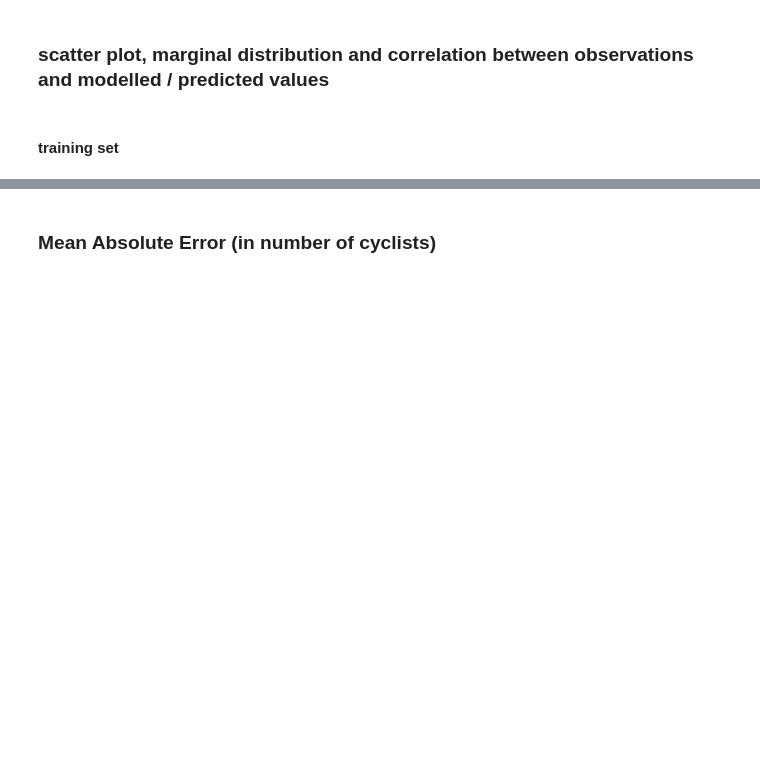
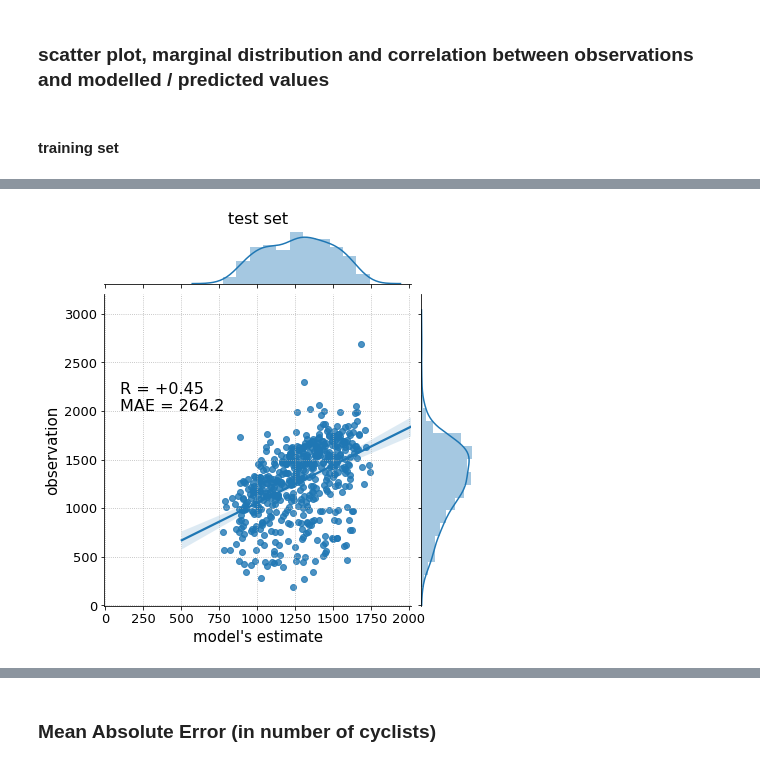
Before and after one commit to nicolasfauchereau/Auckland_Cycling, a Jupyter notebook: notebooks/paper_day_weather.ipynb, the cells around one changed output, grey strips where cells are left out. Cells and saved outputs as stored; diff of their text form; code cells hidden in the pictures; blank space fills up the shorter version.

```diff
--- a/notebooks/paper_day_weather.ipynb
+++ b/notebooks/paper_day_weather.ipynb
@@ -512,3 +534,7 @@ g = g.plot(sns.regplot, sns.distplot)
+# %%
+plot_joint_plot(verif.loc['2017':,:], title='test set', fname='test_set_joint_plot_no_climate')
+# %% [output]
+[figure, added]
 # %%
 verif.loc['2017':,['y','yhat']].corr()
 # %% [output]
```
Also changed, not shown: parts of 32 cells of this notebook.
